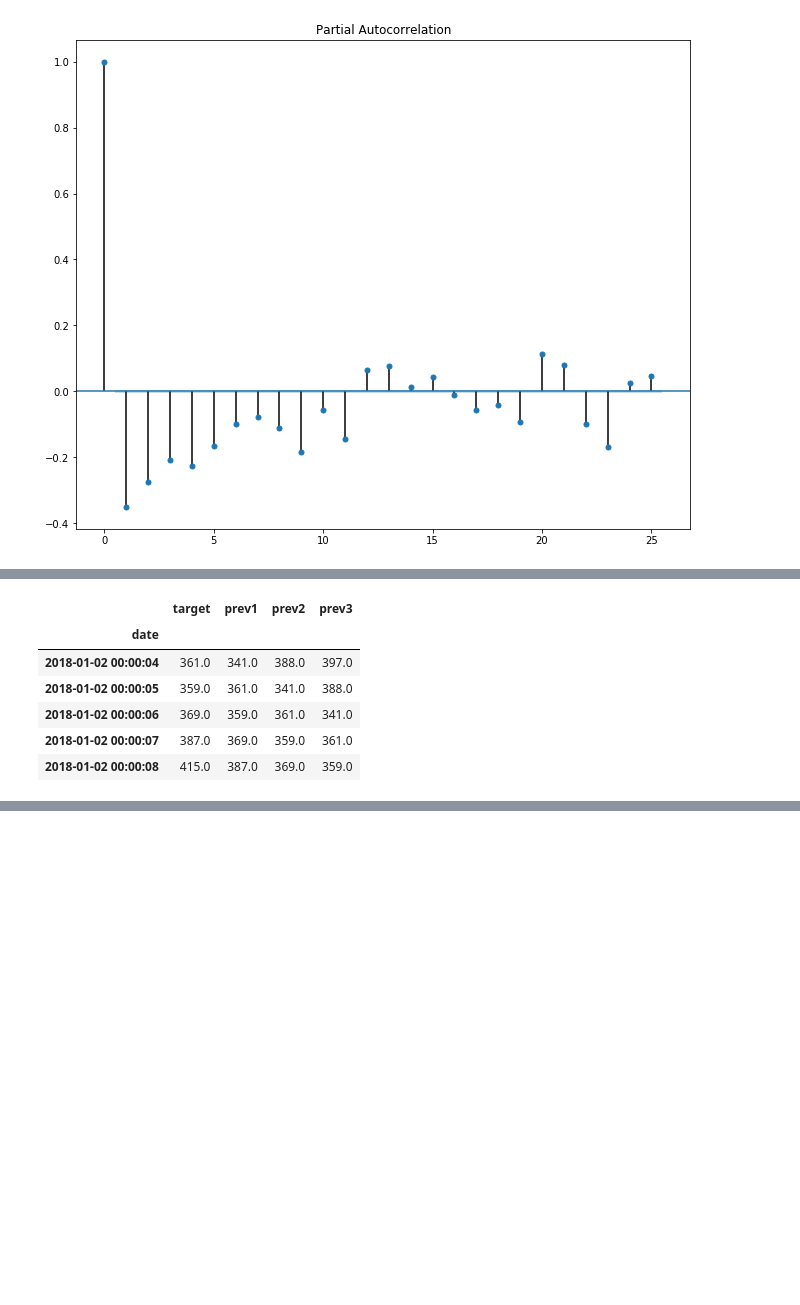
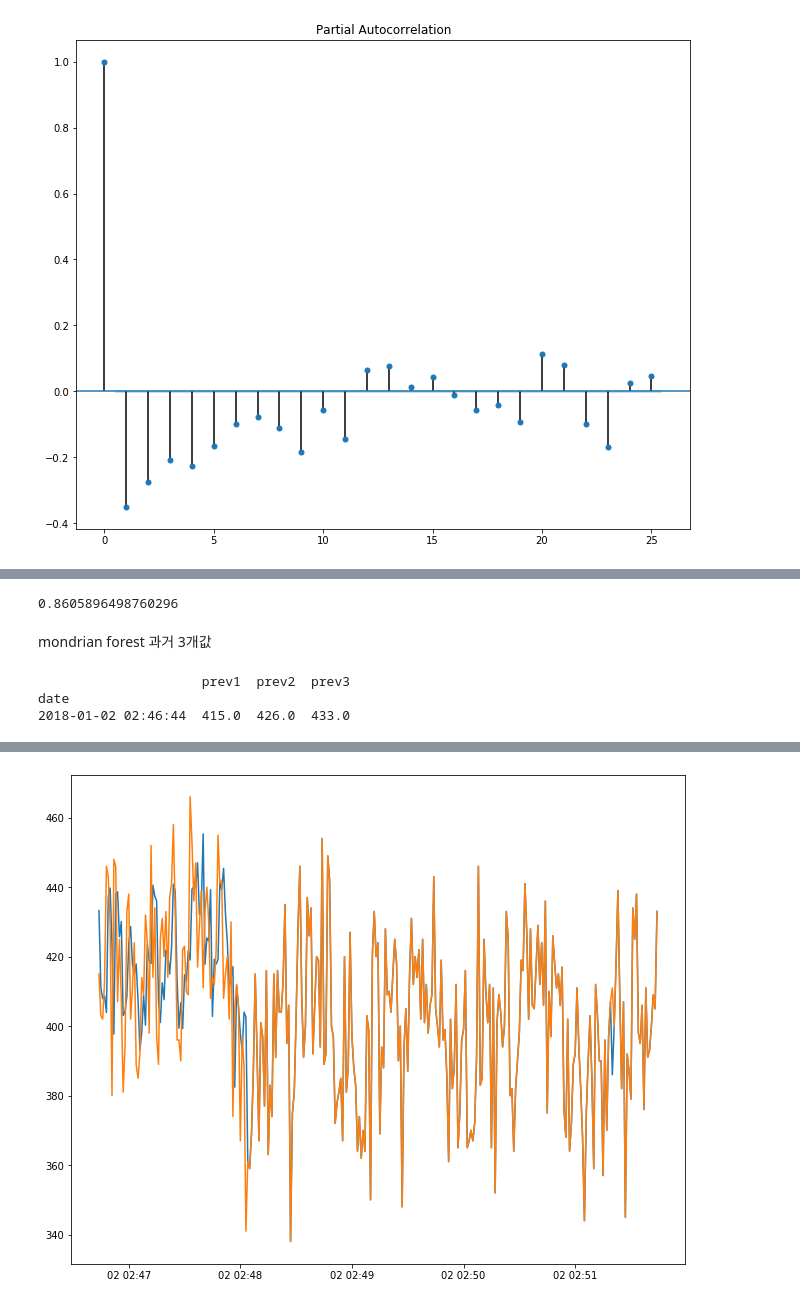
Before and after one commit to nywoo-o/Statistics, a Jupyter notebook: real_time_mtr_arima.ipynb, the cells around one changed output, grey strips where cells are left out. Cells and saved outputs as stored; diff of their text form; code cells hidden in the pictures; blank space fills up the shorter version.

```diff
--- a/real_time_mtr_arima.ipynb
+++ b/real_time_mtr_arima.ipynb
@@ -100,12 +108,23 @@ MA.2           -4.2339           +0.0000j            4.2339            0.5000
 -----------------------------------------------------------------------------
 [figure]
 [figure]
+# %%
+pred_arima = result.predict()
+
+u2 = (pred_arima)**2
+v2 = (network.target[1:]-network.target[1:].mean())**2
+1-(u2.sum()/v2.sum())
+# %% [output]
+0.8605896498760296
+# %% [markdown]
+mondrian forest 과거 3개값
 # %%
 idx = network.index
 
 tmp = network.shift(1)
 tmp2 = network.shift(2)
 tmp3 = network.shift(3)
+tmp4 = network.shift(4)
 
 network_prev = network.copy()
 network_prev['prev1'] = tmp['target']
@@ -114,14 +133,9 @@ network_prev['prev3'] = tmp3['target']
 
 network_prev = network_prev[4:]
 network_prev.head()
+
+trainIdx = 10000
+iterRange = 10001
-# %% [output]
-|  | target | prev1 | prev2 | prev3 |
-| date |  |  |  |  |
-| 2018-01-02 00:00:04 | 361.0 | 341.0 | 388.0 | 397.0 |
-| 2018-01-02 00:00:05 | 359.0 | 361.0 | 341.0 | 388.0 |
-| 2018-01-02 00:00:06 | 369.0 | 359.0 | 361.0 | 341.0 |
-| 2018-01-02 00:00:07 | 387.0 | 369.0 | 359.0 | 361.0 |
-| 2018-01-02 00:00:08 | 415.0 | 387.0 | 369.0 | 359.0 |
 # %%
 def partial_train(mtr, X_test, y_test, X_prev, y_prev):
     mtr.partial_fit(X_prev, y_prev)
@@ -132,3 +146,44 @@ def partial_train(mtr, X_test, y_test, X_prev, y_prev):
 
     #print('pred : %f, std: %f, y: %f'%(y_pred, y_std, y_test))
     return y_pred, y_std
+# %%
+X = network_prev[['prev1', 'prev2', 'prev3']]
+y = network_prev['target']
+
+X_train = X[:trainIdx]
+y_train = y[:trainIdx]
+
+X_test = X[trainIdx:trainIdx+1]
+y_test = y[trainIdx:trainIdx+1]
+
+print(X_test)
+
+
+mtr = MondrianForestRegressor(random_state=1, n_estimators=100, bootstrap=True)
+mtr.partial_fit(X_train, y_train)
+y_pred, y_std = mtr.predict(X_test, return_std=True)
+prediction3 = np.array([y_pred])
+stdeviation3 = np.array([y_std])
+# %% [output]
+                     prev1  prev2  prev3
+date
+2018-01-02 02:46:44  415.0  426.0  433.0
+# %%
+for next in range(trainIdx+1, trainIdx+iterRange):
+    X_prev = X_test
+    y_prev = y_test
+    X_test = X[next:next+1]
+    y_test = y[next:next+1]
+
+    y_pred, y_std = partial_train(mtr, X_test, y_test, X_prev, y_prev)
+    prediction3 = np.append(prediction3, [y_pred])
+    stdeviation3 = np.append(stdeviation3, [y_std])
+
+    #print('iter : %d , pred : %f, std: %f, y: %f'%(next, y_pred, y_std, y_test))
+# %%
+plt.plot(idx[10000+4:10301+4], prediction3[0:301])
+plt.plot(y[10000:10301])
+
+print(idx[0])
+print(y[0:1])
+# %% [output]
@@ -134,0 +194 @@ def partial_train(mtr, X_test, y_test, X_prev, y_prev):
+[figure, added]
```
Also changed, not shown: parts of 30 cells of this notebook.
